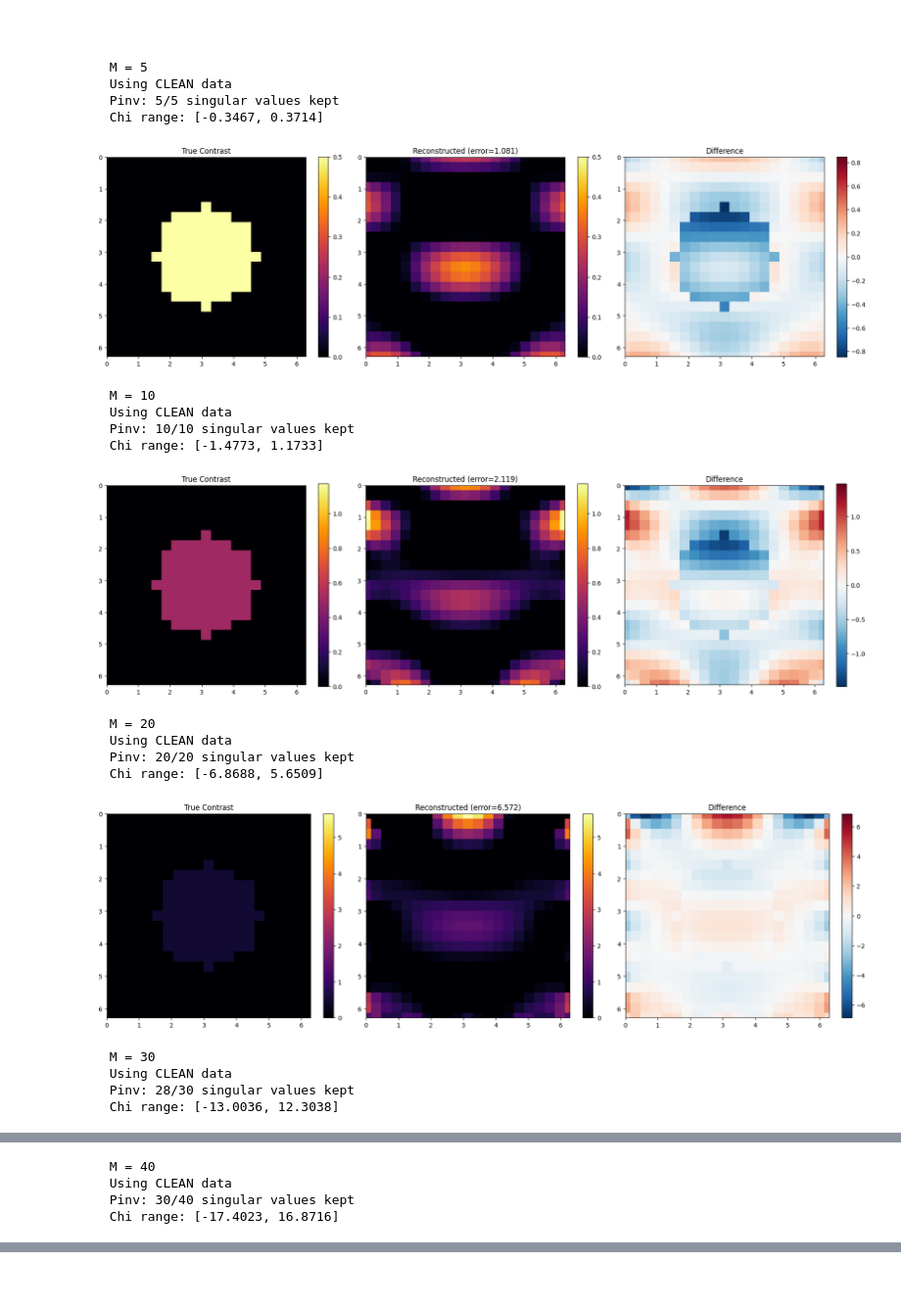
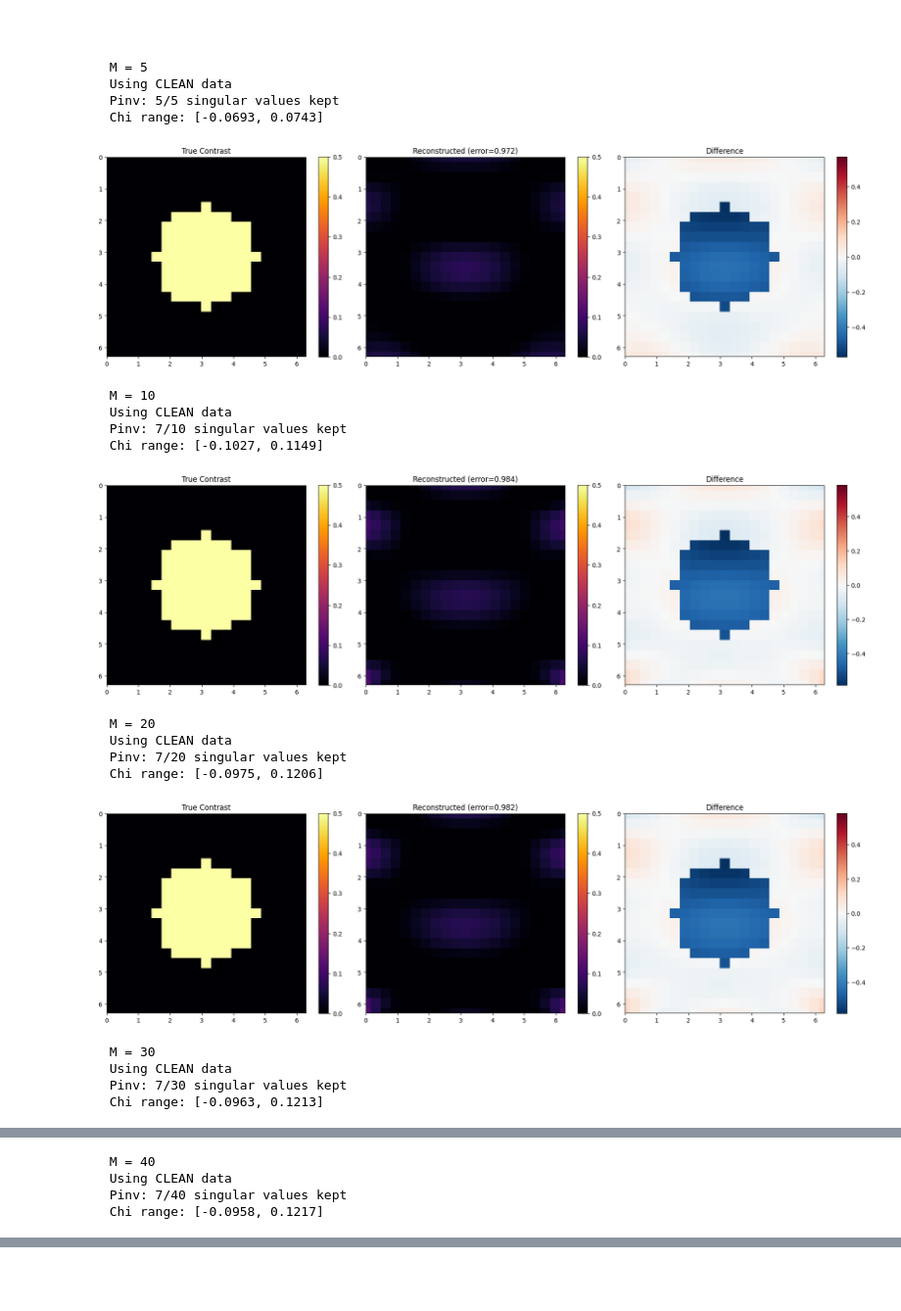
Before and after one commit to TTjochem/Wavefield-Imaging-Assignment, a Jupyter notebook: Main.ipynb, the cells around one changed output, grey strips where cells are left out. Shown at 98% size. Saved outputs shown, nothing was run; the diff lists cells and outputs as text; code cells hidden in the pictures.

```diff
--- a/Main.ipynb
+++ b/Main.ipynb
@@ -231,8 +229,6 @@ M_list = [5, 10, 20, 30, 40, 50, 100]
 
 for M_test in M_list:
     scene_test = setup_scene(M=M_test)
-    scene_test.add_contrast('Object', rho_0=[0.5 * mu, 0.5 * mu],
-                            size=0.25 * mu, intensity=0.5, shape='circle')
     scene_test.compute(field_type='incident')
     scene_test.compute_scattered_field()
     A_test = scene_test.build_system_matrix('Object Domain', 'Receivers')
@@ -289,53 +285,51 @@ scene.plot_reconstruction('Object Domain', chi_recon)
 19) Vary number of receivers M
 </span>
 # %%
-M_values = [5, 10, 20, 30, 40, 50, 100]
+M_values = [5, 10, 20, 30, 40, 50, 100, 250, 500, 1000]
 errors = []
 
 for M_test in M_values:
     print(f"  M = {M_test}")
     scene_test = setup_scene(M=M_test)
-    scene_test.add_contrast('Object', rho_0=[0.5 * mu, 0.5 * mu],
-                            size=0.25 * mu, intensity=0.5, shape='circle')
     scene_test.compute(field_type='incident')
     scene_test.compute_scattered_field()
 
     chi_recon_test = scene_test.solve_inverse('Object Domain', 'Receivers',
                                               method='pinv', plot_svd=False)
     chi_true_test = scene_test.get_contrast_vector('Object Domain')
     error_test = np.linalg.norm(chi_recon_test - chi_true_test) / np.linalg.norm(chi_true_test)
     errors.append(error_test)
 
     A_test = scene_test.build_system_matrix('Object Domain', 'Receivers')
     _, S_test, _ = np.linalg.svd(A_test, full_matrices=False)
 
     scene_test.plot_reconstruction('Object Domain', chi_recon_test)
 
 # Plot error vs M
 fig, ax1 = plt.subplots(1, 1, figsize=(8, 5))
 ax1.plot(M_values, errors, 'bo-', linewidth=2)
 ax1.set_xlabel('Number of receivers M')
 ax1.set_ylabel('Relative reconstruction error')
 ax1.set_title('Reconstruction Error vs Number of Receivers')
 ax1.grid(True, alpha=0.3)
 plt.tight_layout()
 # %% [output]
   M = 5
   Using CLEAN data
   Pinv: 5/5 singular values kept
-  Chi range: [-0.3467, 0.3714]
+  Chi range: [-0.0693, 0.0743]
-[figure, old version]
+[figure, new version]
   M = 10
   Using CLEAN data
-  Pinv: 10/10 singular values kept
-  Chi range: [-1.4773, 1.1733]
+  Pinv: 7/10 singular values kept
+  Chi range: [-0.1027, 0.1149]
-[figure, old version]
+[figure, new version]
   M = 20
   Using CLEAN data
-  Pinv: 20/20 singular values kept
-  Chi range: [-6.8688, 5.6509]
+  Pinv: 7/20 singular values kept
+  Chi range: [-0.0975, 0.1206]
-[figure, old version]
+[figure, new version]
   M = 30
   Using CLEAN data
-  Pinv: 28/30 singular values kept
-  Chi range: [-13.0036, 12.3038]
+  Pinv: 7/30 singular values kept
+  Chi range: [-0.0963, 0.1213]
@@ -343,4 +337,4 @@ plt.tight_layout()
   M = 40
   Using CLEAN data
-  Pinv: 30/40 singular values kept
-  Chi range: [-17.4023, 16.8716]
+  Pinv: 7/40 singular values kept
+  Chi range: [-0.0958, 0.1217]
```
Also changed, not shown: parts of 14 cells of this notebook.
